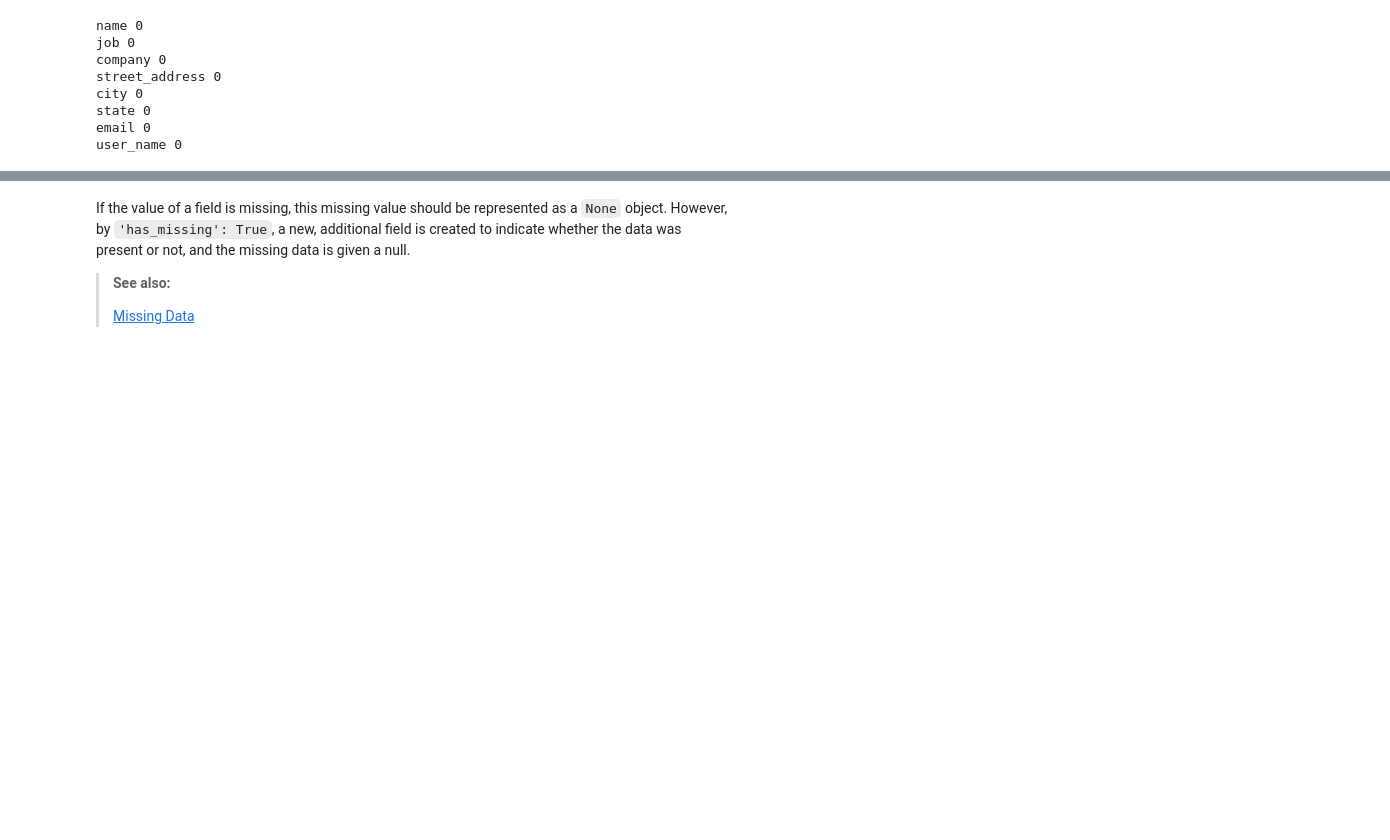
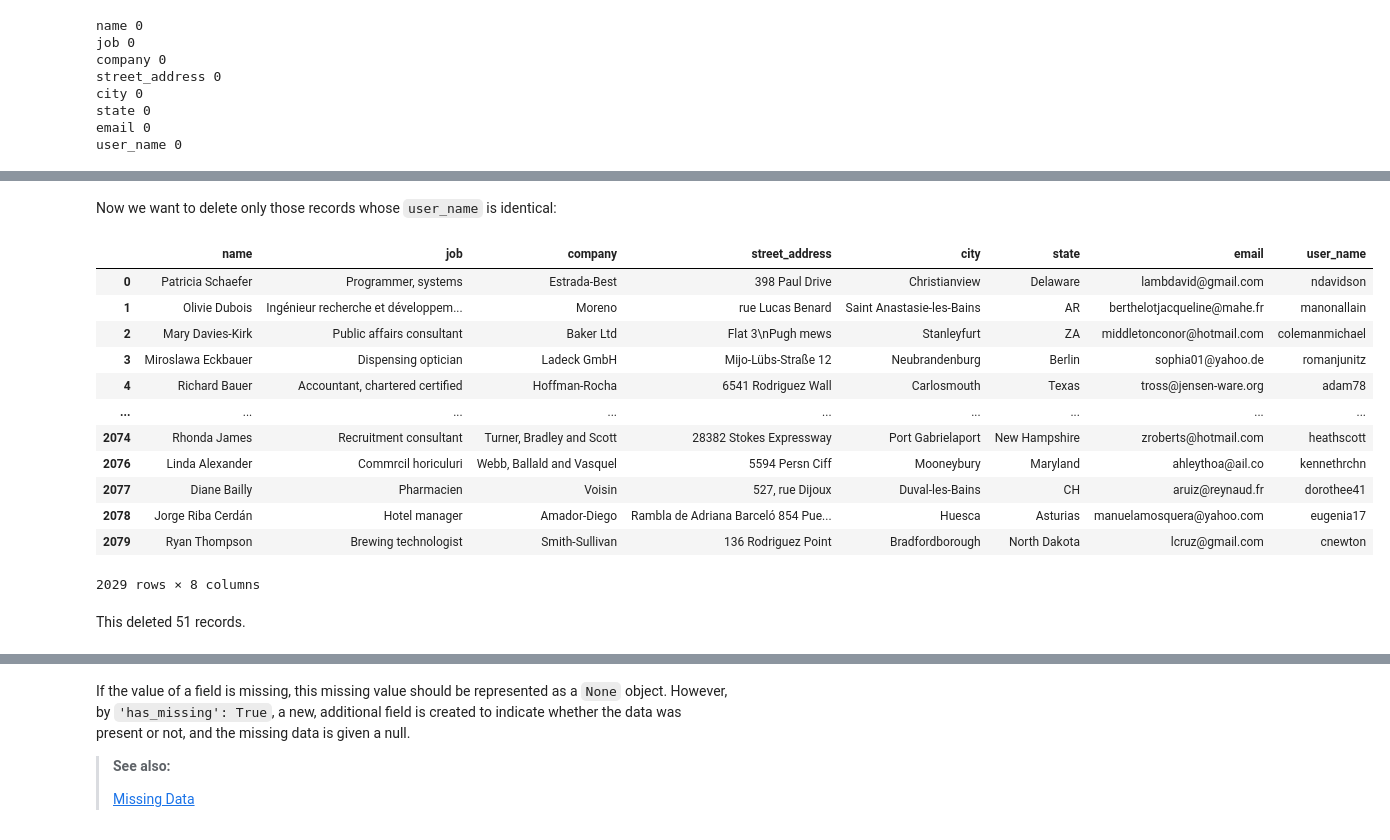
Before and after one commit to veit/jupyter-tutorial, a Jupyter notebook: docs/clean-prep/deduplicate.ipynb, the cells around one changed output, grey strips where cells are left out. Saved outputs shown, nothing was run; the diff lists cells and outputs as text; code cells hidden in the pictures; blank space fills up the shorter version.

```diff
--- a/docs/clean-prep/deduplicate.ipynb
+++ b/docs/clean-prep/deduplicate.ipynb
@@ -73,0 +124,20 @@ user_name 0
+# %% [markdown]
+Now we want to delete only those records whose `user_name` is identical:
+# %%
+customers.drop_duplicates(['user_name'])
+# %% [output]
+|  | name | job | company | street_address | city | state | email | user_name |
+| 0 | Patricia Schaefer | Programmer, systems | Estrada-Best | 398 Paul Drive | Christianview | Delaware | lambdavid@gmail.com | ndavidson |
+| 1 | Olivie Dubois | Ingénieur recherche et développem... | Moreno | rue Lucas Benard | Saint Anastasie-les-Bains | AR | berthelotjacqueline@mahe.fr | manonallain |
+| 2 | Mary Davies-Kirk | Public affairs consultant | Baker Ltd | Flat 3\nPugh mews | Stanleyfurt | ZA | middletonconor@hotmail.com | colemanmichael |
+| 3 | Miroslawa Eckbauer | Dispensing optician | Ladeck GmbH | Mijo-Lübs-Straße 12 | Neubrandenburg | Berlin | sophia01@yahoo.de | romanjunitz |
+| 4 | Richard Bauer | Accountant, chartered certified | Hoffman-Rocha | 6541 Rodriguez Wall | Carlosmouth | Texas | tross@jensen-ware.org | adam78 |
+| ... | ... | ... | ... | ... | ... | ... | ... | ... |
+| 2074 | Rhonda James | Recruitment consultant | Turner, Bradley and Scott | 28382 Stokes Expressway | Port Gabrielaport | New Hampshire | zroberts@hotmail.com | heathscott |
+| 2076 | Linda Alexander | Commrcil horiculuri | Webb, Ballald and Vasquel | 5594 Persn Ciff | Mooneybury | Maryland | ahleythoa@ail.co | kennethrchn |
+| 2077 | Diane Bailly | Pharmacien | Voisin | 527, rue Dijoux | Duval-les-Bains | CH | aruiz@reynaud.fr | dorothee41 |
+| 2078 | Jorge Riba Cerdán | Hotel manager | Amador-Diego | Rambla de Adriana Barceló 854 Pue... | Huesca | Asturias | manuelamosquera@yahoo.com | eugenia17 |
+| 2079 | Ryan Thompson | Brewing technologist | Smith-Sullivan | 136 Rodriguez Point | Bradfordborough | North Dakota | lcruz@gmail.com | cnewton |
+2029 rows × 8 columns
+# %% [markdown]
+This deleted 51 records.
```
Also changed, not shown: parts of 24 cells of this notebook.
